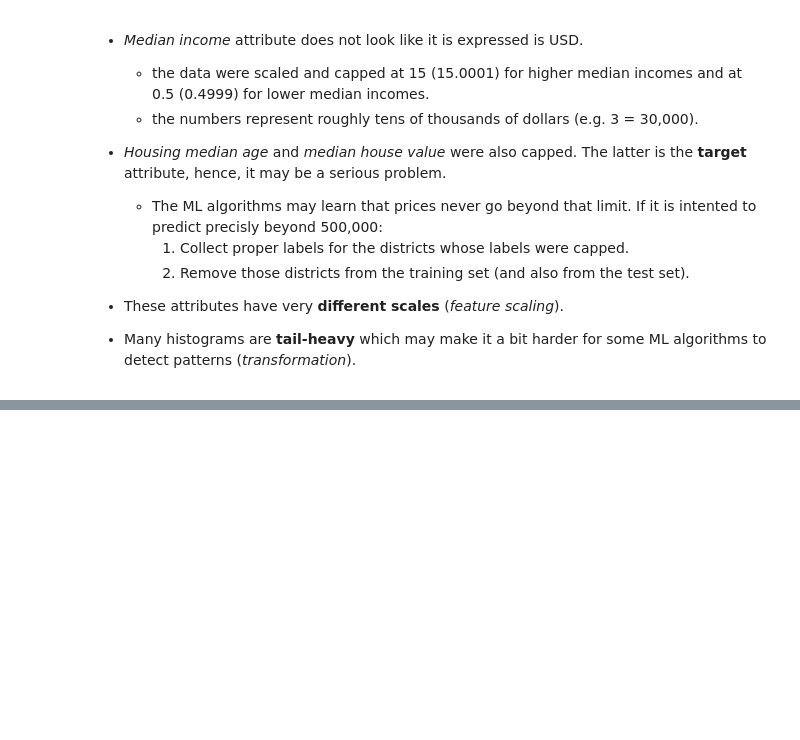
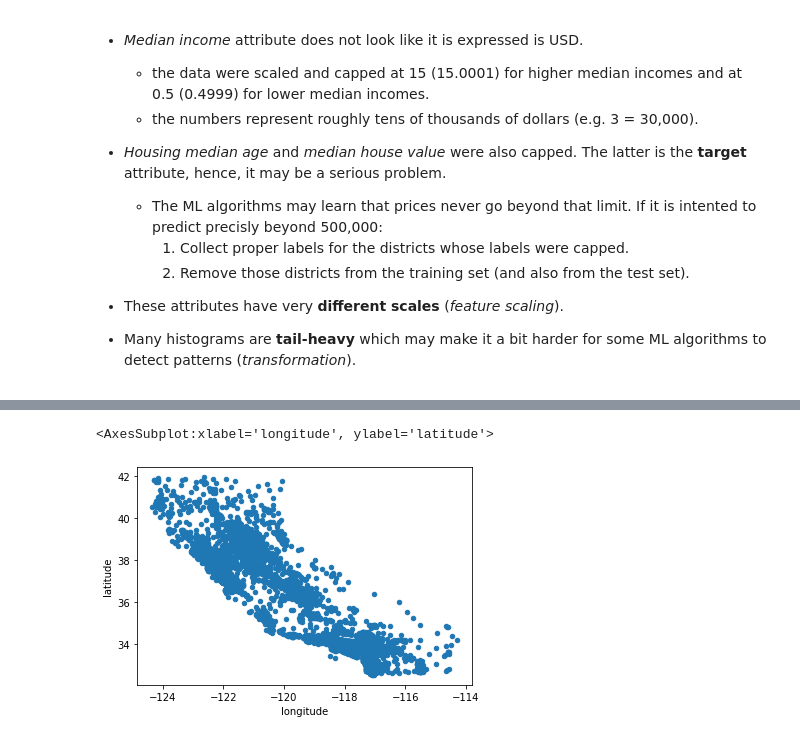
Before and after one commit to CSpanias/handson_ml, a Jupyter notebook: Housing (Chapter 2_End-to-End ML Project).ipynb, the cells around one changed output, grey strips where cells are left out. Cells and saved outputs as stored; diff of their text form; code cells hidden in the pictures; blank space fills up the shorter version.

```diff
--- a/Housing (Chapter 2_End-to-End ML Project).ipynb
+++ b/Housing (Chapter 2_End-to-End ML Project).ipynb
@@ -120,0 +195,9 @@ plt.show()
+# %%
+# create a copy of the training set to explore
+housing = strat_train_set.copy()
+# %%
+# create a scatterplot of all districts
+housing.plot(kind="scatter", x="longitude", y="latitude")
+# %% [output]
+<AxesSubplot:xlabel='longitude', ylabel='latitude'>
+[figure, added]
```
Also changed, not shown: parts of 24 cells of this notebook.
